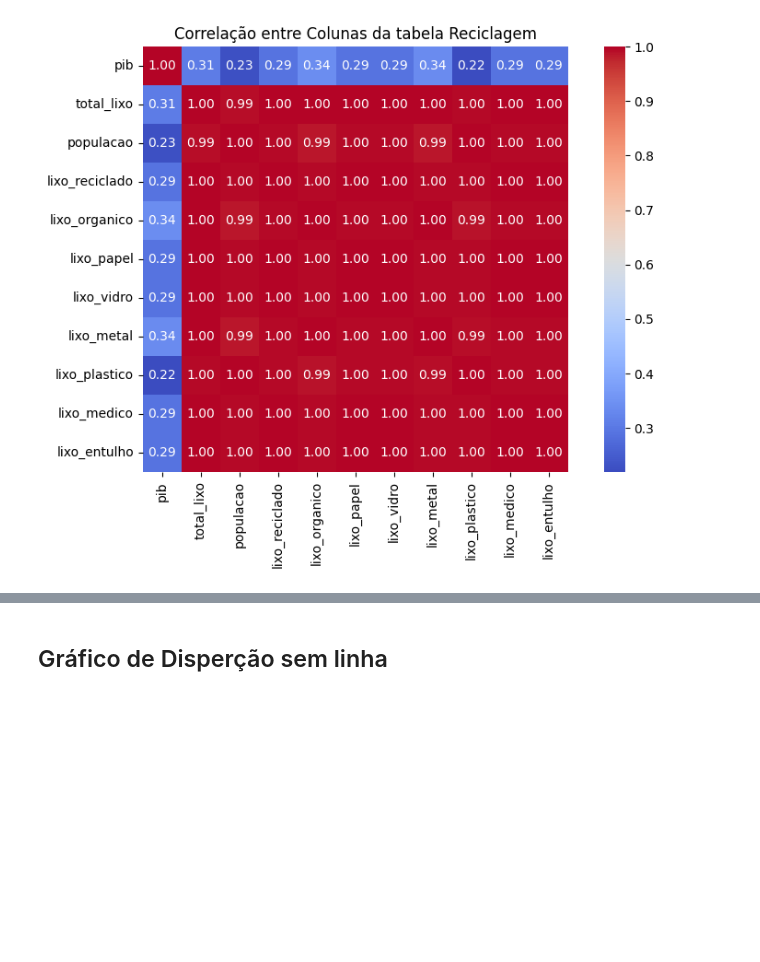
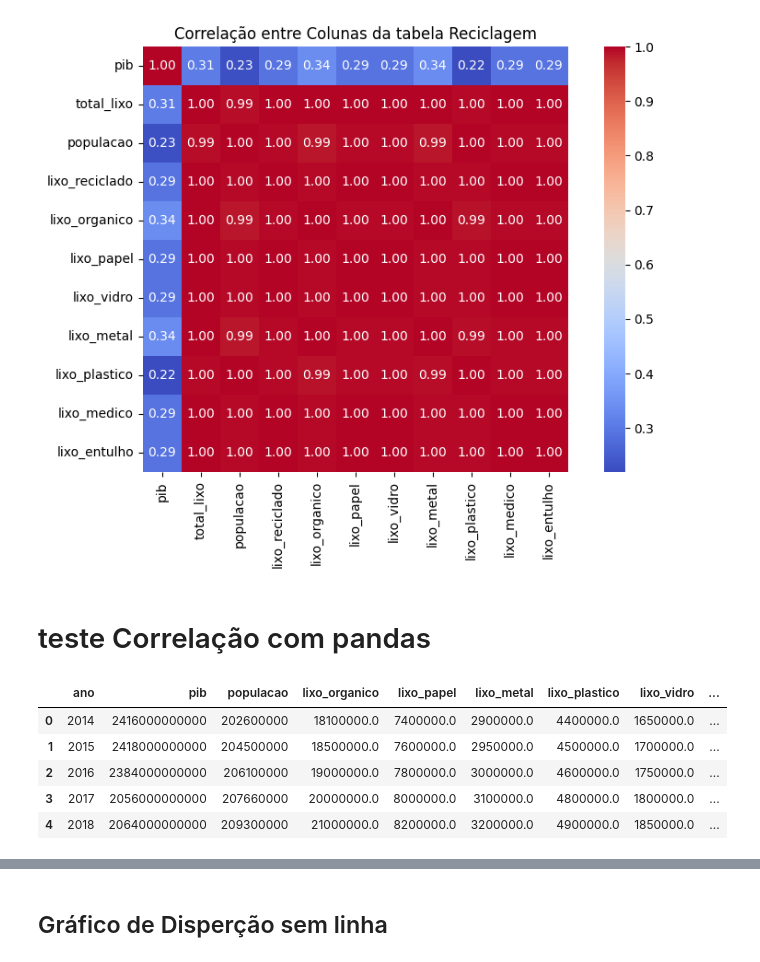
Before and after one commit to rafaelflorentino/Python, a Jupyter notebook: IA/Projeto_lixo/collab.ipynb, the cells around one changed output, grey strips where cells are left out. Drawn from its saved outputs; the diff is of its cells as text; code cells hidden in the pictures; blank space fills up the shorter version.

```diff
--- a/IA/Projeto_lixo/collab.ipynb
+++ b/IA/Projeto_lixo/collab.ipynb
@@ -143,3 +144,16 @@ plt.title('Correlação entre Colunas da tabela Reciclagem')
 plt.show()
 # %% [output]
 [figure]
+# %% [markdown]
+# teste Correlação com pandas
+# %%
+# excluir tipos objetos
+df_2 = df.select_dtypes(exclude='object')
+df_2.head()
+# %% [output]
+|  | ano | pib | populacao | lixo_organico | lixo_papel | lixo_metal | lixo_plastico | lixo_vidro | ... |
+| 0 | 2014 | 2416000000000 | 202600000 | 18100000.0 | 7400000.0 | 2900000.0 | 4400000.0 | 1650000.0 | ... |
+| 1 | 2015 | 2418000000000 | 204500000 | 18500000.0 | 7600000.0 | 2950000.0 | 4500000.0 | 1700000.0 | ... |
+| 2 | 2016 | 2384000000000 | 206100000 | 19000000.0 | 7800000.0 | 3000000.0 | 4600000.0 | 1750000.0 | ... |
+| 3 | 2017 | 2056000000000 | 207660000 | 20000000.0 | 8000000.0 | 3100000.0 | 4800000.0 | 1800000.0 | ... |
+| 4 | 2018 | 2064000000000 | 209300000 | 21000000.0 | 8200000.0 | 3200000.0 | 4900000.0 | 1850000.0 | ... |
```
Also changed, not shown: parts of 4 cells of this notebook.
